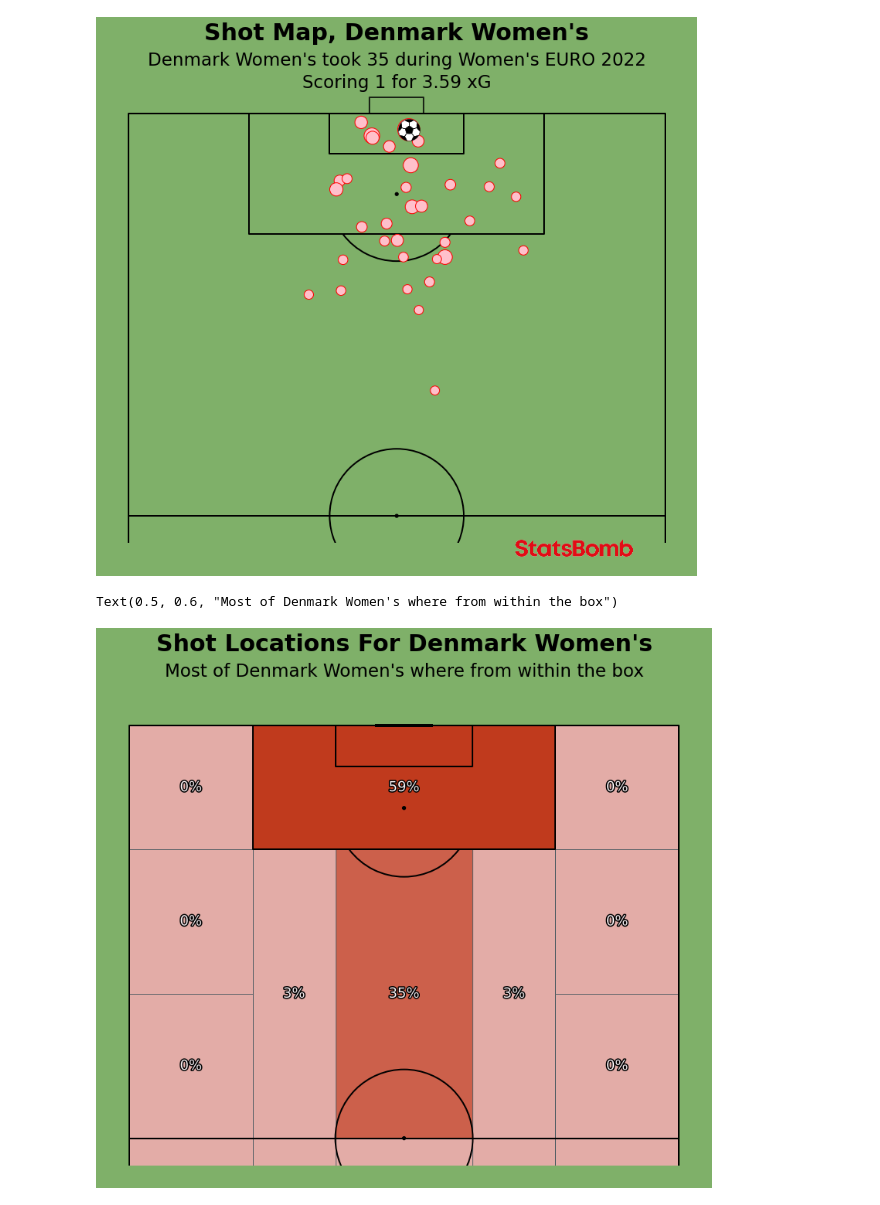
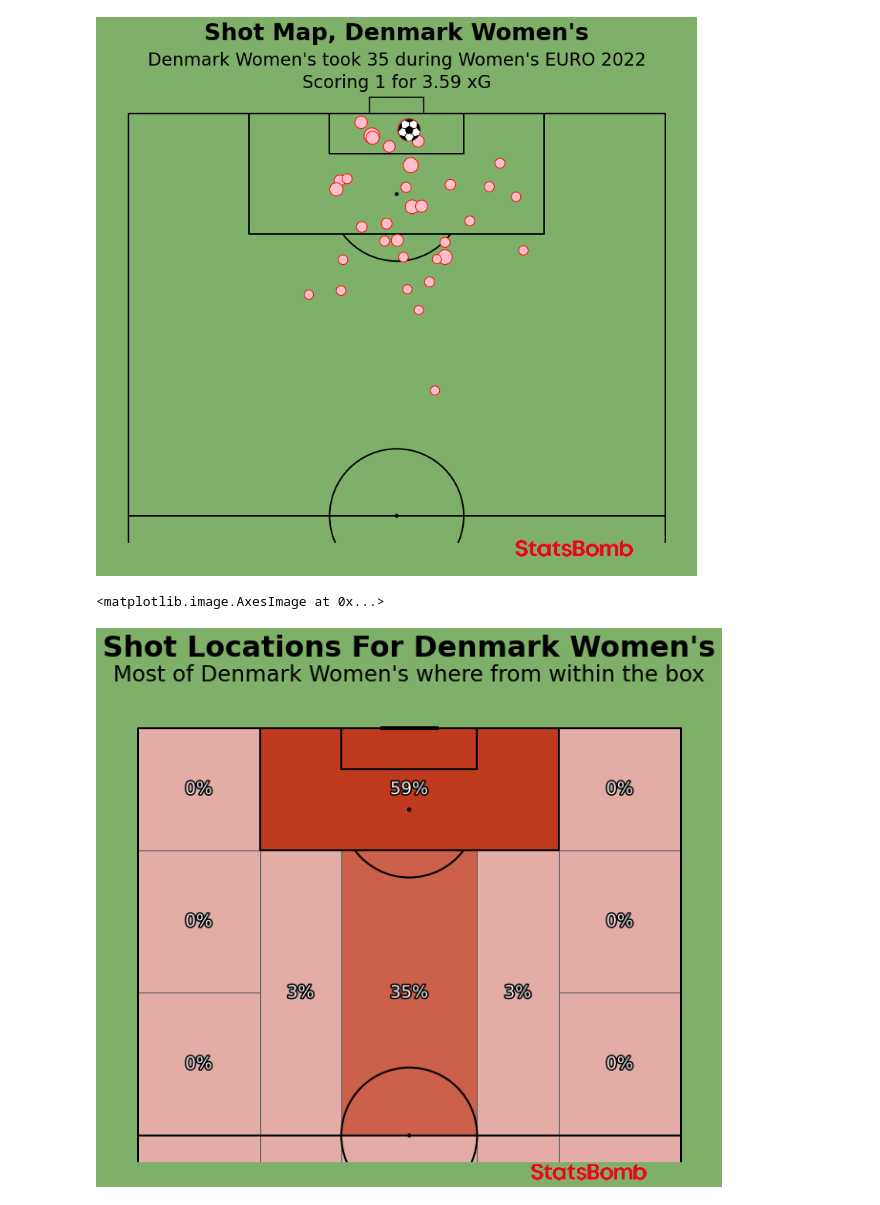
Before and after one commit to AugustSteff/Data-Analysis-in-football, a Jupyter notebook: Womens_euro_2022_analysis/all_denmarks_matches/Denmark All Matches W Euro 2022.ipynb, the cells around one changed output. Cells and saved outputs as stored; diff of their text form; code cells hidden in the pictures.

```diff
--- a/Womens_euro_2022_analysis/all_denmarks_matches/Denmark All Matches W Euro 2022.ipynb
+++ b/Womens_euro_2022_analysis/all_denmarks_matches/Denmark All Matches W Euro 2022.ipynb
@@ -120,24 +135,31 @@ path_eff = [path_effects.Stroke(linewidth=3, foreground='black'),
             path_effects.Normal()]
 # %%
 pitch = VerticalPitch(pitch_type='statsbomb', line_zorder=2, pitch_color=pitchColor, line_color="black", half=True)
-fig, axs = pitch.grid(figheight=10, endnote_height=0.03, endnote_space=0,
+fig, axs = pitch.grid(figheight=8, endnote_height=0.03, endnote_space=0,
                       title_height=0.08, title_space=0,
                       axis=False,
                       grid_height=0.84)
 fig.set_facecolor(pitchColor)
 
 bin_statistic = pitch.bin_statistic_positional(shots.x, shots.y, statistic='count',
                                                positional='full', normalize=True)
 pitch.heatmap_positional(bin_statistic, ax=axs['pitch'],
                          cmap=flamingo_cmap, edgecolors='#576066')
 labels = pitch.label_heatmap(bin_statistic, color='#f4edf0', fontsize=18,
                              ax=axs['pitch'], ha='center', va='center',
                              str_format='{:.0%}', path_effects=path_eff)
 
-axs["title"].text (0.5, 1.2, (f"Shot Locations For {teamName}"), color=textColor, va="center", ha="center", fontsize=30, fontweight="bold")
-axs["title"].text (0.5, 0.6, (f"Most of {teamName} where from within the box"), color=textColor, va="center", ha="center", fontsize=23)
+axs["title"].text (0.5, 1.2, (f"Shot Locations For {teamName}"), color=textColor,
+                   va="center", ha="center", fontsize=30, fontweight="bold")
+axs["title"].text (0.5, 0.6, (f"Most of {teamName} where from within the box"), color=textColor,
+                   va="center", ha="center", fontsize=23)
+
+
+ax3 = fig.add_axes([0.65, 0.023, 0.27, 0.03])
+ax3.axis('off')
+ax3.imshow(im)
 
 #plt.savefig(f'viz/Shot Locations for {teamName} In {tournament}', dpi=300, bbox_inches='tight')
 # %% [output]
-Text(0.5, 0.6, "Most of Denmark Women's where from within the box")
+<matplotlib.image.AxesImage at 0x...>
-[figure, old version]
+[figure, new version]
```
Also changed, not shown: parts of 13 cells of this notebook.
